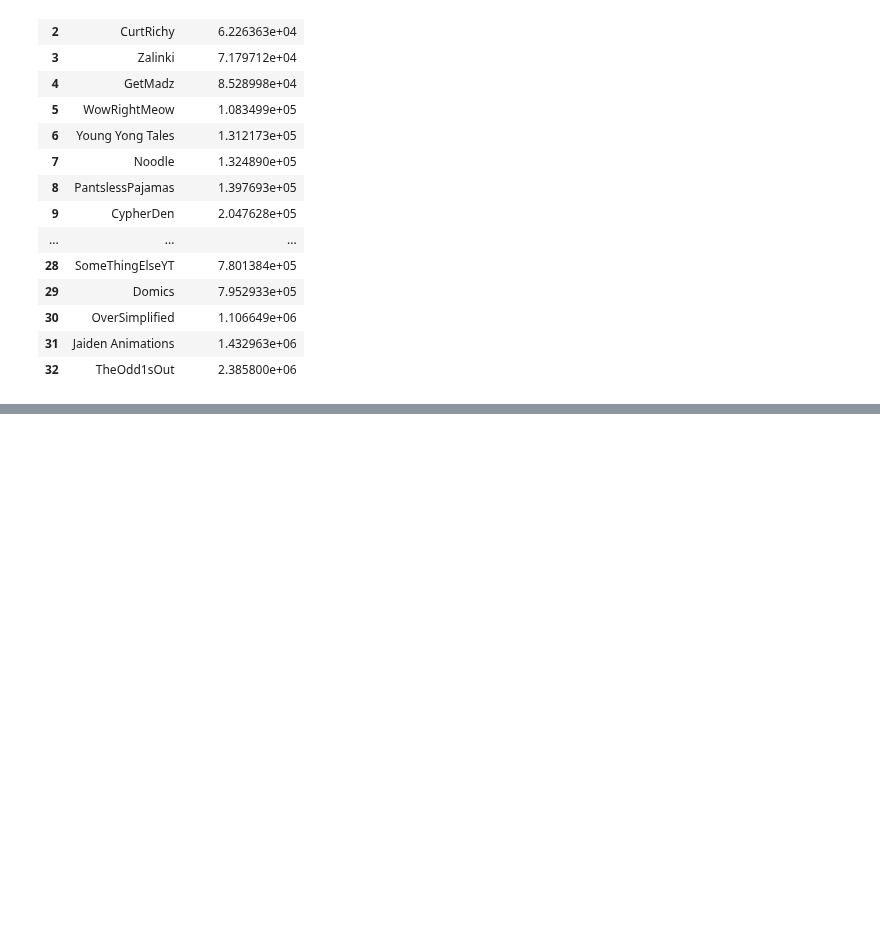
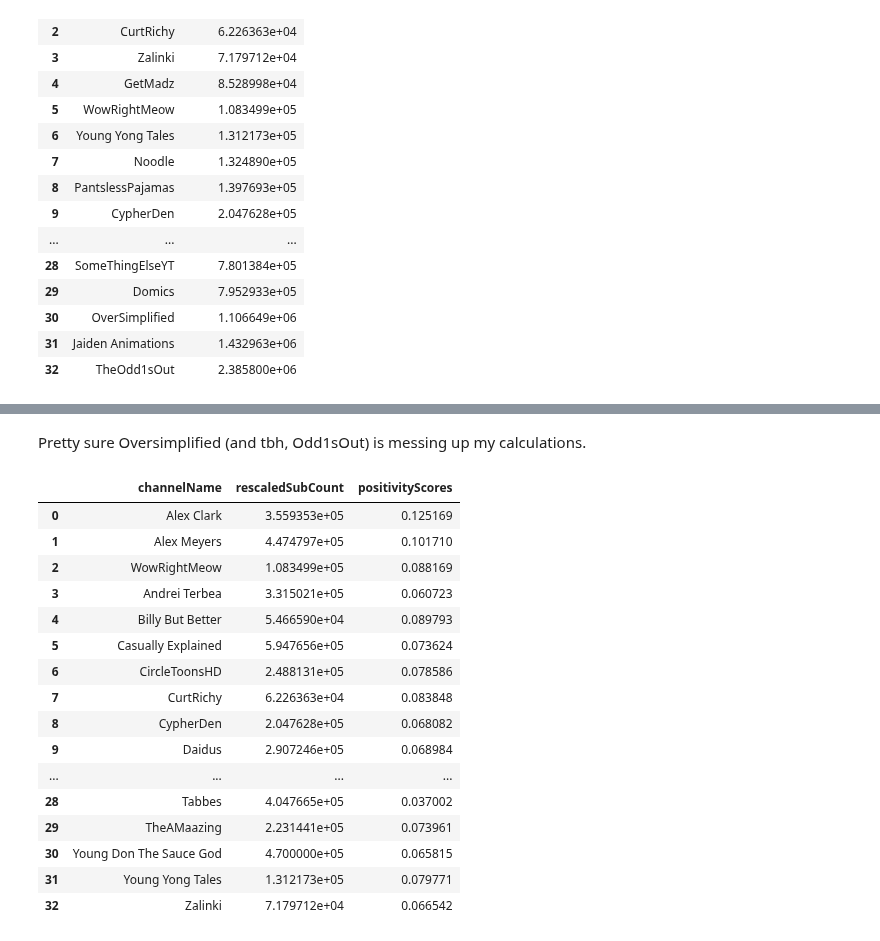
Before and after one commit to ojiwon-kenobi/youtuberChannels, a Jupyter notebook: semantic_analysis/semantic_analysis.ipynb, the cells around one changed output, grey strips where cells are left out. Cells and saved outputs as stored; diff of their text form; code cells hidden in the pictures; blank space fills up the shorter version.

```diff
--- a/semantic_analysis/semantic_analysis.ipynb
+++ b/semantic_analysis/semantic_analysis.ipynb
@@ -597,0 +596,23 @@ plt.show()
+# %% [markdown]
+Pretty sure Oversimplified (and tbh, Odd1sOut) is messing up my calculations.
+# %%
+semantic_df = pd.DataFrame.from_dict({'channelName': channelHolisticInfoDf['channelName'], 'rescaledSubCount': subsPerYearSinceFirstUpload, 'positivityScores': channelName_to_scores.values()})
+semantic_df
+# %% [output]
+|  | channelName | rescaledSubCount | positivityScores |
+| 0 | Alex Clark | 3.559353e+05 | 0.125169 |
+| 1 | Alex Meyers | 4.474797e+05 | 0.101710 |
+| 2 | WowRightMeow | 1.083499e+05 | 0.088169 |
+| 3 | Andrei Terbea | 3.315021e+05 | 0.060723 |
+| 4 | Billy But Better | 5.466590e+04 | 0.089793 |
+| 5 | Casually Explained | 5.947656e+05 | 0.073624 |
+| 6 | CircleToonsHD | 2.488131e+05 | 0.078586 |
+| 7 | CurtRichy | 6.226363e+04 | 0.083848 |
+| 8 | CypherDen | 2.047628e+05 | 0.068082 |
+| 9 | Daidus | 2.907246e+05 | 0.068984 |
+| ... | ... | ... | ... |
+| 28 | Tabbes | 4.047665e+05 | 0.037002 |
+| 29 | TheAMaazing | 2.231441e+05 | 0.073961 |
+| 30 | Young Don The Sauce God | 4.700000e+05 | 0.065815 |
+| 31 | Young Yong Tales | 1.312173e+05 | 0.079771 |
+| 32 | Zalinki | 7.179712e+04 | 0.066542 |
```
Also changed, not shown: parts of 3 cells of this notebook.
